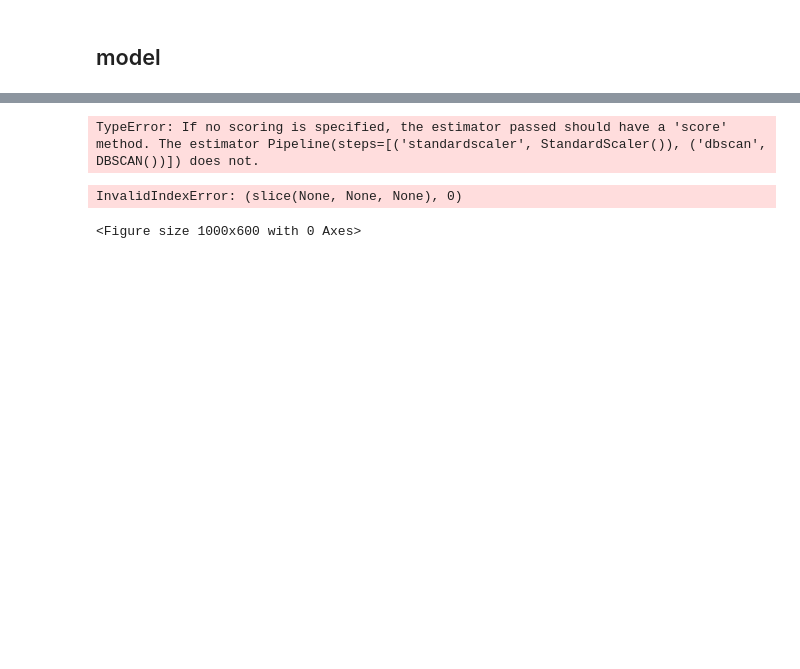
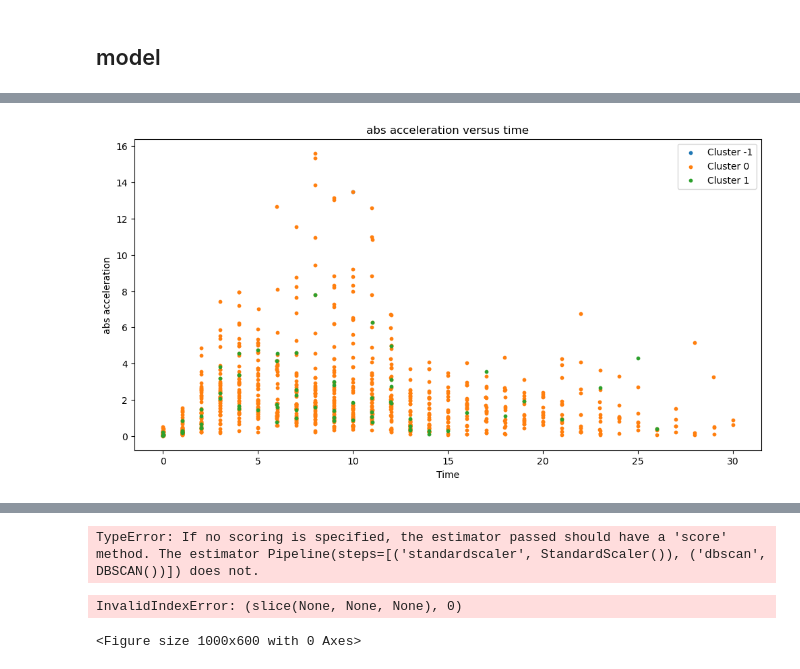
Before and after one commit to lrncjrssn/DS8_eindproject, a Jupyter notebook: Clustering.ipynb, the cells around one changed output, grey strips where cells are left out. Drawn from its saved outputs; the diff is of its cells as text; code cells hidden in the pictures; blank space fills up the shorter version.

```diff
--- a/Clustering.ipynb
+++ b/Clustering.ipynb
@@ -51,0 +158,27 @@ x_train, x_test, y_train, y_test = train_test_split(X, Y, test_size=0.2, random_
+# %%
+x_train_clustered = x_train.copy()
+
+x_train_clustered["cluster"] = best_labels
+# %%
+import matplotlib.pyplot as plt
+
+plt.figure(figsize=(12,6))
+
+for cluster in sorted(x_train_clustered["cluster"].unique()):
+
+    mask = x_train_clustered["cluster"] == cluster
+
+    plt.scatter(
+        x_train_clustered.loc[mask, "time"],
+        x_train_clustered.loc[mask, "abs"],
+        label=f"Cluster {cluster}",
+        s=10
+    )
+
+plt.xlabel("Time")
+plt.ylabel("abs acceleration")
+plt.title("abs acceleration versus time")
+plt.legend()
+plt.show()
+# %% [output]
+[figure, added]
```
Also changed, not shown: parts of 6 cells of this notebook, 1 other file.
